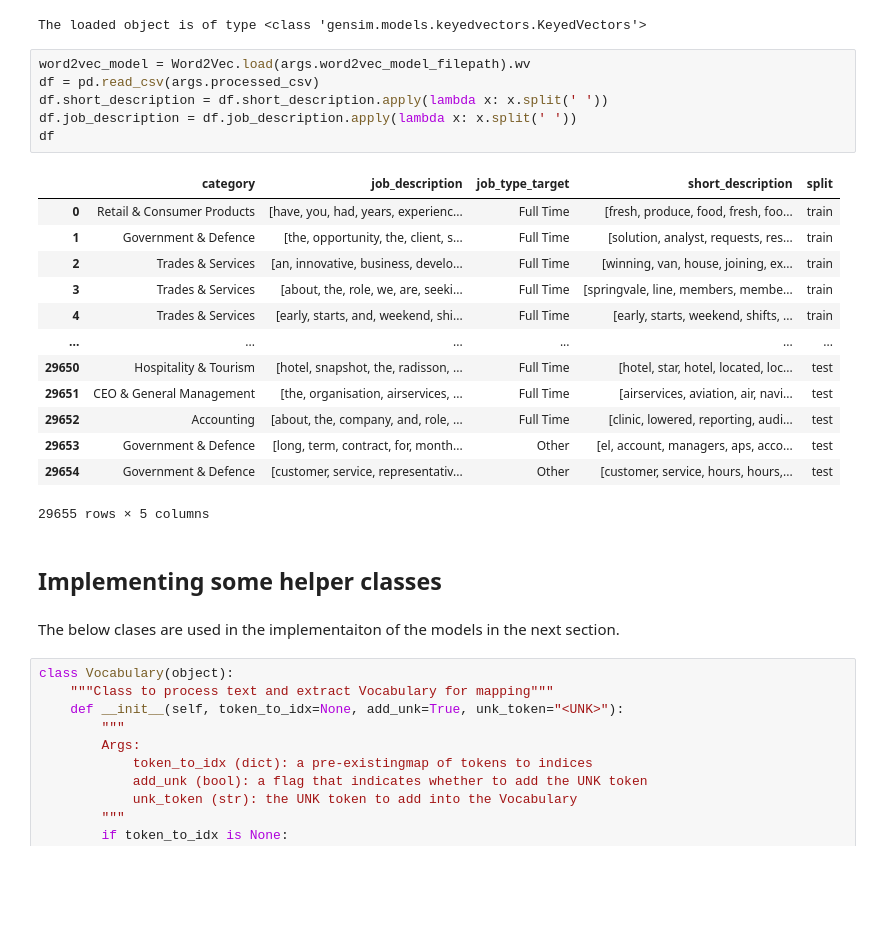
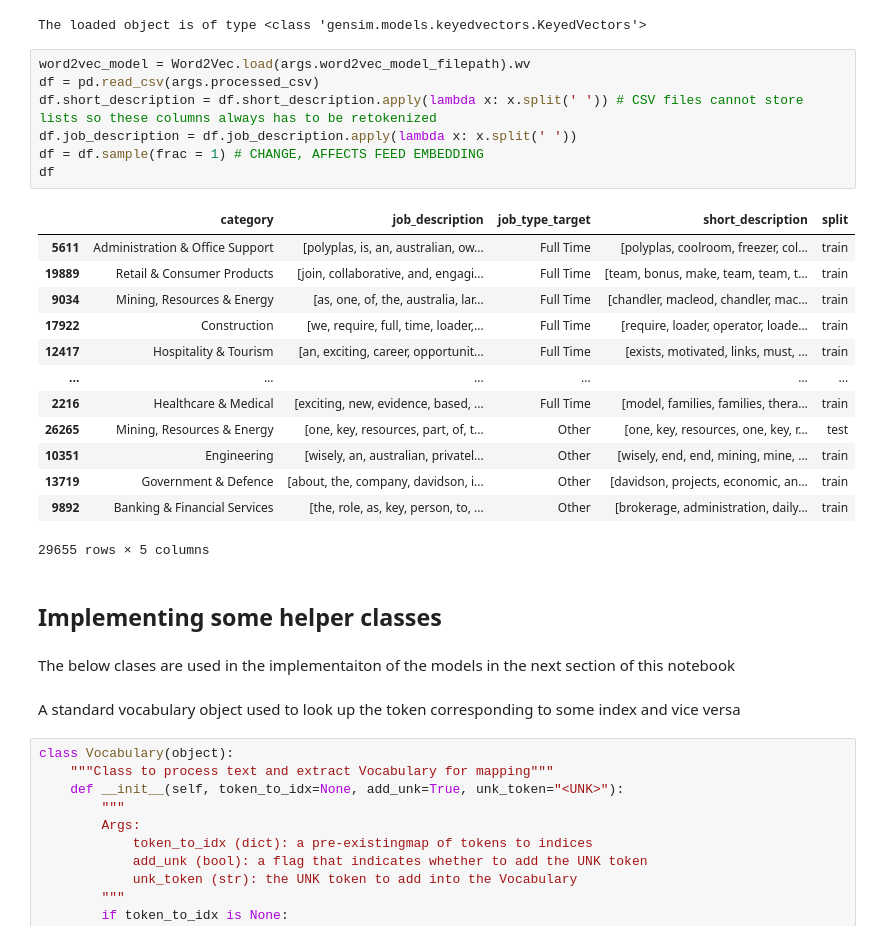
Before and after one commit to sigarS/NLP-for-document-classification-and-description-Generation, a Jupyter notebook: job_type_classification.ipynb, the cells around one changed output. Cells and saved outputs as stored; diff of their text form; blank space fills up the shorter version.

Commit message:
Final Job type
Trained and evaluated. Comments on evaluation. Changed saving and loading method for feed forward model

```diff
--- a/job_type_classification.ipynb
+++ b/job_type_classification.ipynb
@@ -117,27 +69,30 @@ The loaded object is of type <class 'gensim.models.keyedvectors.KeyedVectors'>
 # %%
 word2vec_model = Word2Vec.load(args.word2vec_model_filepath).wv
 df = pd.read_csv(args.processed_csv)
-df.short_description = df.short_description.apply(lambda x: x.split(' '))
+df.short_description = df.short_description.apply(lambda x: x.split(' ')) # CSV files cannot store lists so these columns always has to be retokenized
 df.job_description = df.job_description.apply(lambda x: x.split(' '))
+df = df.sample(frac = 1) # CHANGE, AFFECTS FEED EMBEDDING
 df
 # %% [output]
 |  | category | job_description | job_type_target | short_description | split |
-| 0 | Retail & Consumer Products | [have, you, had, years, experienc... | Full Time | [fresh, produce, food, fresh, foo... | train |
-| 1 | Government & Defence | [the, opportunity, the, client, s... | Full Time | [solution, analyst, requests, res... | train |
-| 2 | Trades & Services | [an, innovative, business, develo... | Full Time | [winning, van, house, joining, ex... | train |
-| 3 | Trades & Services | [about, the, role, we, are, seeki... | Full Time | [springvale, line, members, membe... | train |
-| 4 | Trades & Services | [early, starts, and, weekend, shi... | Full Time | [early, starts, weekend, shifts, ... | train |
+| 5611 | Administration & Office Support | [polyplas, is, an, australian, ow... | Full Time | [polyplas, coolroom, freezer, col... | train |
+| 19889 | Retail & Consumer Products | [join, collaborative, and, engagi... | Full Time | [team, bonus, make, team, team, t... | train |
+| 9034 | Mining, Resources & Energy | [as, one, of, the, australia, lar... | Full Time | [chandler, macleod, chandler, mac... | train |
+| 17922 | Construction | [we, require, full, time, loader,... | Full Time | [require, loader, operator, loade... | train |
+| 12417 | Hospitality & Tourism | [an, exciting, career, opportunit... | Full Time | [exists, motivated, links, must, ... | train |
 | ... | ... | ... | ... | ... | ... |
-| 29650 | Hospitality & Tourism | [hotel, snapshot, the, radisson, ... | Full Time | [hotel, star, hotel, located, loc... | test |
-| 29651 | CEO & General Management | [the, organisation, airservices, ... | Full Time | [airservices, aviation, air, navi... | test |
-| 29652 | Accounting | [about, the, company, and, role, ... | Full Time | [clinic, lowered, reporting, audi... | test |
-| 29653 | Government & Defence | [long, term, contract, for, month... | Other | [el, account, managers, aps, acco... | test |
-| 29654 | Government & Defence | [customer, service, representativ... | Other | [customer, service, hours, hours,... | test |
+| 2216 | Healthcare & Medical | [exciting, new, evidence, based, ... | Full Time | [model, families, families, thera... | train |
+| 26265 | Mining, Resources & Energy | [one, key, resources, part, of, t... | Other | [one, key, resources, one, key, r... | test |
+| 10351 | Engineering | [wisely, an, australian, privatel... | Other | [wisely, end, end, mining, mine, ... | train |
+| 13719 | Government & Defence | [about, the, company, davidson, i... | Other | [davidson, projects, economic, an... | train |
+| 9892 | Banking & Financial Services | [the, role, as, key, person, to, ... | Other | [brokerage, administration, daily... | train |
 29655 rows × 5 columns
 # %% [markdown]
 ## Implementing some helper classes
 # %% [markdown]
-The below clases are used in the implementaiton of the models in the next section.
+The below clases are used in the implementaiton of the models in the next section of this notebook
+# %% [markdown]
+A standard vocabulary object used to look up the token corresponding to some index and vice versa
 # %%
 class Vocabulary(object):
     """Class to process text and extract Vocabulary for mapping"""
```
Also changed, not shown: parts of 74 cells of this notebook, 3 other files.
